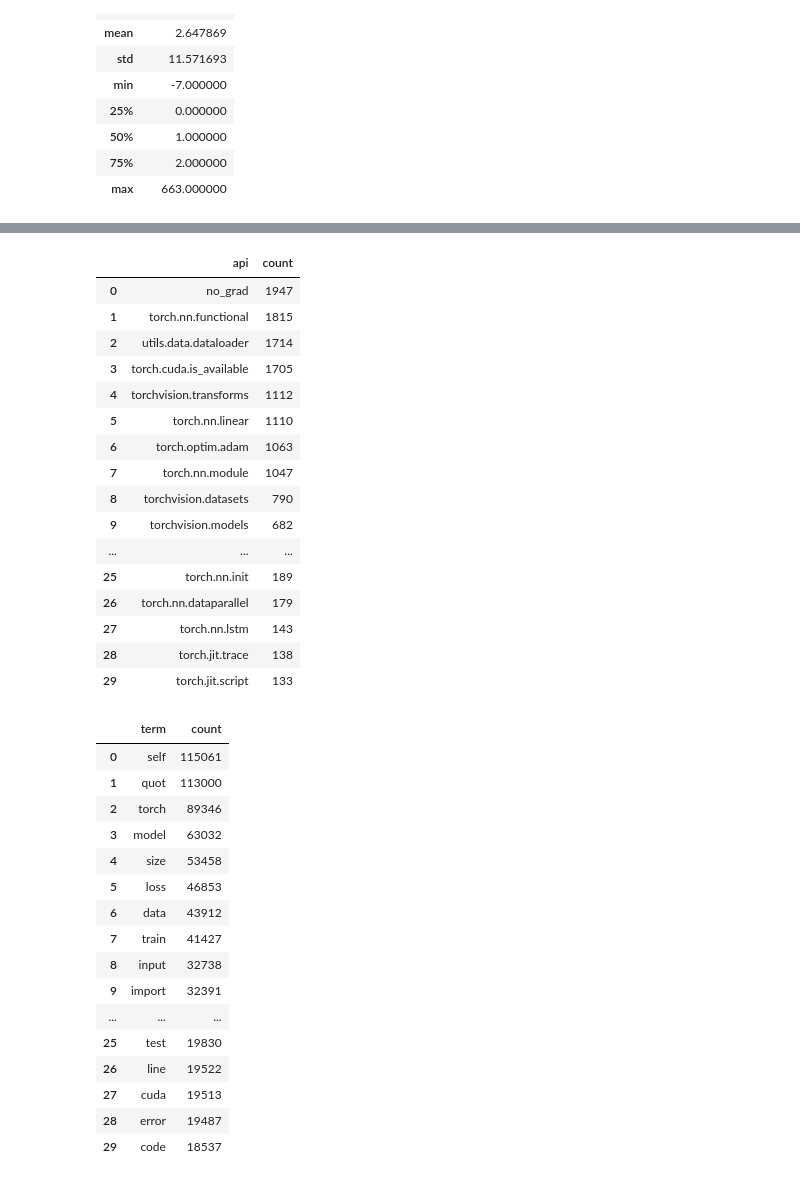
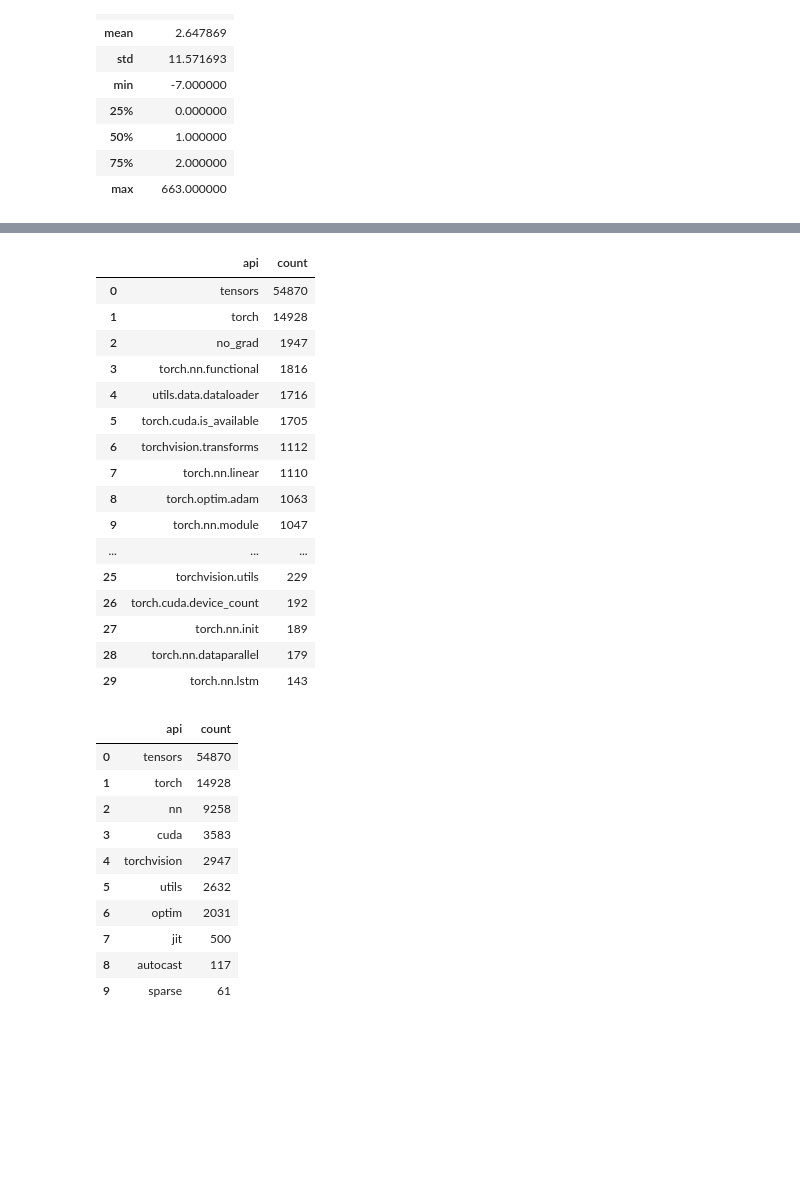
Before and after one commit to darttusin/Knowledge-base-RAG, a Jupyter notebook: notebooks/eda/EDA_QA_2.ipynb, the cells around one changed output, grey strips where cells are left out. Saved outputs shown, nothing was run; the diff lists cells and outputs as text; code cells hidden in the pictures; blank space fills up the shorter version.

```diff
--- a/notebooks/eda/EDA_QA_2.ipynb
+++ b/notebooks/eda/EDA_QA_2.ipynb
@@ -4,7 +4,7 @@ import pandas as pd
 import matplotlib.pyplot as plt
 import re
 # %%
-df = pd.read_csv('data/stackoverflow-pytorch.csv')
+df = pd.read_csv('stackoverflow-pytorch.csv')
 # %%
 df.head(10)
 # %% [output]
@@ -206,7 +206,11 @@ API_PATTERNS = {
     "utils.data": r"\btorch\.utils\.data\.([A-Za-z_][A-Za-z0-9_]*)",
     "torch.cuda": r"\btorch\.cuda\.([A-Za-z_][A-Za-z0-9_]*)",
     "torch.jit": r"\btorch\.jit\.([A-Za-z_][A-Za-z0-9_]*)",
+    "torch.sparse": r"\btorch\.sparse\.([A-Za-z_][A-Za-z0-9_]*)",
+    "torch.masked": r"\btorch\.masked\.([A-Za-z_][A-Za-z0-9_]*)",
     "torch.compile": r"\btorch\.compile\b",
+    "tensors": r"\b(torch\.(tensor|Tensor|zeros|ones|randn|rand|empty|full|eye|arange|linspace|from_numpy)|\.view\(|\.reshape\(|\.size\(|\.shape\b|\.dim\(|\.numel\(|\.type\(|\.dtype\b|\.device\b|\.contiguous\(|\.clone\(|\.detach\(|\.cpu\(|\.cuda\(|\.to\(|\.float\(|\.long\(|\.int\(|\.half\(|\.double\(|\.requires_grad_|\.grad\b|\.data\b|\.item\(|\.tolist\(|\.numpy\()\b",
+    "torch": r"\btorch\.(cat|stack|matmul|mm|bmm|sum|mean|max|min|argmax|argmin|squeeze|unsqueeze|permute|transpose|flatten|concat|split|chunk|where|masked_select|gather|scatter|index_select|abs|sin|cos|exp|log|sqrt|pow|add|sub|mul|div|floor|ceil|round|save|load|manual_seed|set_default_dtype|is_tensor)\b",
     "autocast": r"\bautocast\b",
     "no_grad": r"\bno_grad\b",
     "GradScaler": r"\bGradScaler\b",
@@ -223,66 +227,74 @@ for text in full_text_iter:
             for m in matches:
                 if isinstance(m, tuple):
                     m = m[0]
-                token = f"{key}.{m}" if m and key not in {"torch.compile","autocast","no_grad","GradScaler","DataLoader","Dataset"} else key
+                token = f"{key}.{m}" if m and key not in {"torch","tensors","torch.compile","autocast","no_grad","GradScaler","DataLoader","Dataset"} else key
                 api_counts[token] += 1
 
 top_api = pd.DataFrame(api_counts.most_common(30), columns=["api","count"])
+
+api_level1_counts = Counter()
+for api, count in api_counts.items():
+    if api == "no_grad":
+        continue
+    parts = api.split('.')
+    if parts[0] == "torch" and len(parts) >= 2:
+        first_level = parts[1]
+    else:
+        first_level = parts[0]
+    api_level1_counts[first_level] += count
+
+top_api_level1 = pd.DataFrame(api_level1_counts.most_common(30), columns=["api","count"])
 
 def tokenize_for_counts(series: pd.Series):
     tokens_all = []
     for text in series:
         t = re.sub(r"[0-9_]", " ", text)
         t = re.sub(r"[^a-zA-Z]+", " ", t)
         toks = [w for w in t.lower().split() if w not in STOP_EN and len(w) > 2]
         tokens_all.extend(toks)
     return tokens_all
 
 q_tokens = tokenize_for_counts(q)
 a_tokens = tokenize_for_counts(a)
 
 unigrams_q = pd.DataFrame(Counter(q_tokens).most_common(30), columns=["term","count"])
 unigrams_a = pd.DataFrame(Counter(a_tokens).most_common(30), columns=["term","count"])
 bigrams_q = pd.DataFrame(Counter(ngrams(q_tokens, 2)).most_common(30), columns=["bigram","count"])
 bigrams_a = pd.DataFrame(Counter(ngrams(a_tokens, 2)).most_common(30), columns=["bigram","count"])
 
 display(top_api)
+display(top_api_level1)
 display(unigrams_q)
 display(unigrams_a)
 display(bigrams_q)
 display(bigrams_a)
 # %% [output]
 |  | api | count |
-| 0 | no_grad | 1947 |
-| 1 | torch.nn.functional | 1815 |
-| 2 | utils.data.dataloader | 1714 |
-| 3 | torch.cuda.is_available | 1705 |
-| 4 | torchvision.transforms | 1112 |
-| 5 | torch.nn.linear | 1110 |
-| 6 | torch.optim.adam | 1063 |
-| 7 | torch.nn.module | 1047 |
-| 8 | torchvision.datasets | 790 |
-| 9 | torchvision.models | 682 |
+| 0 | tensors | 54870 |
+| 1 | torch | 14928 |
+| 2 | no_grad | 1947 |
+| 3 | torch.nn.functional | 1816 |
+| 4 | utils.data.dataloader | 1716 |
+| 5 | torch.cuda.is_available | 1705 |
+| 6 | torchvision.transforms | 1112 |
+| 7 | torch.nn.linear | 1110 |
+| 8 | torch.optim.adam | 1063 |
+| 9 | torch.nn.module | 1047 |
 | ... | ... | ... |
-| 25 | torch.nn.init | 189 |
-| 26 | torch.nn.dataparallel | 179 |
-| 27 | torch.nn.lstm | 143 |
-| 28 | torch.jit.trace | 138 |
-| 29 | torch.jit.script | 133 |
+| 25 | torchvision.utils | 229 |
+| 26 | torch.cuda.device_count | 192 |
+| 27 | torch.nn.init | 189 |
+| 28 | torch.nn.dataparallel | 179 |
+| 29 | torch.nn.lstm | 143 |
-|  | term | count |
-| 0 | self | 115061 |
-| 1 | quot | 113000 |
-| 2 | torch | 89346 |
-| 3 | model | 63032 |
-| 4 | size | 53458 |
-| 5 | loss | 46853 |
-| 6 | data | 43912 |
-| 7 | train | 41427 |
-| 8 | input | 32738 |
-| 9 | import | 32391 |
-| ... | ... | ... |
-| 25 | test | 19830 |
-| 26 | line | 19522 |
-| 27 | cuda | 19513 |
-| 28 | error | 19487 |
-| 29 | code | 18537 |
+|  | api | count |
+| 0 | tensors | 54870 |
+| 1 | torch | 14928 |
+| 2 | nn | 9258 |
+| 3 | cuda | 3583 |
+| 4 | torchvision | 2947 |
+| 5 | utils | 2632 |
+| 6 | optim | 2031 |
+| 7 | jit | 500 |
+| 8 | autocast | 117 |
+| 9 | sparse | 61 |
 |  | term | count |
```
Also changed, not shown: parts of 4 cells of this notebook.
